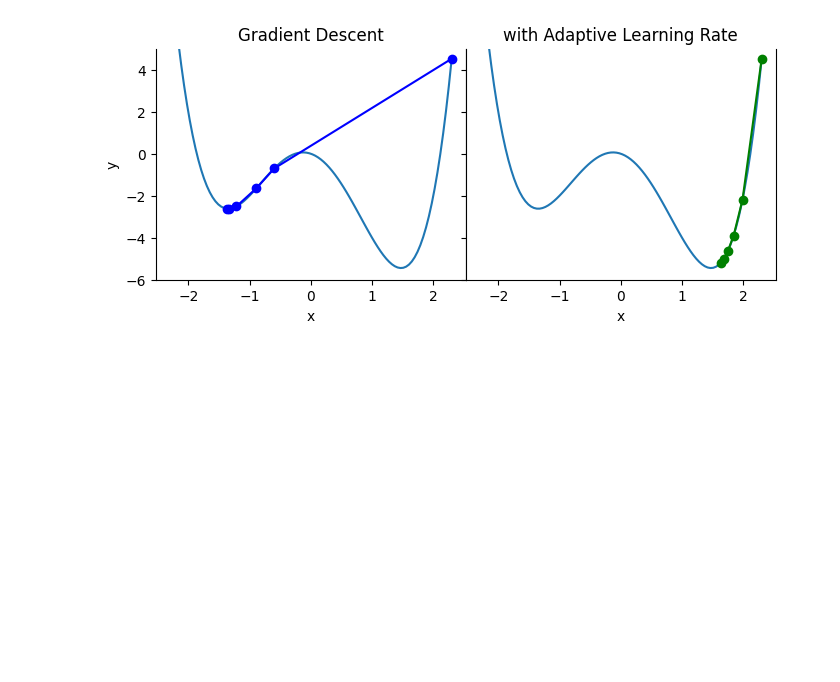
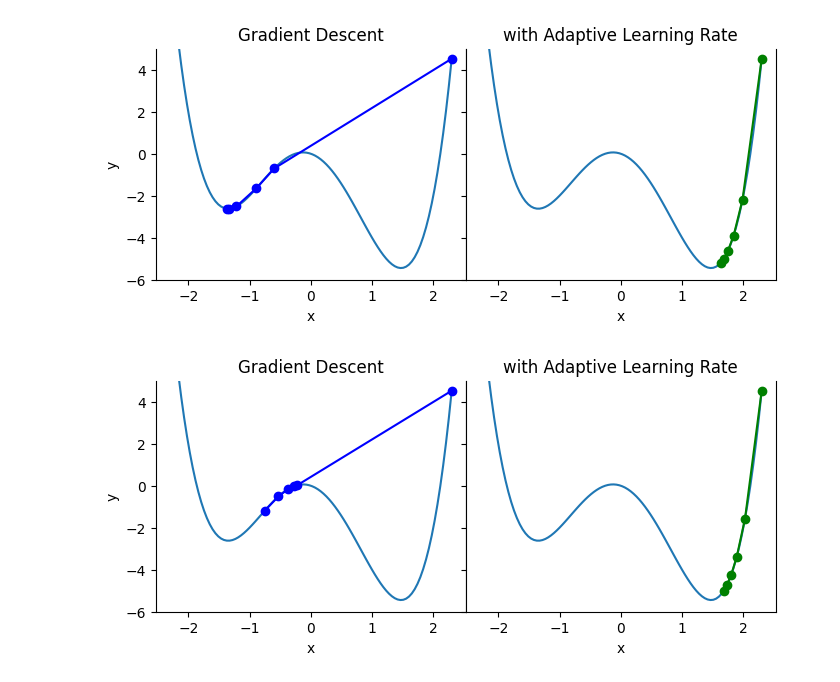
Before and after one commit to jakthehut/ADAM-Optimizer, a Jupyter notebook: visualizations/adaptive_learning_rate.ipynb, the cells around one changed output. Saved outputs shown, nothing was run; the diff lists cells and outputs as text; code cells hidden in the pictures; blank space fills up the shorter version.

```diff
--- a/visualizations/adaptive_learning_rate.ipynb
+++ b/visualizations/adaptive_learning_rate.ipynb
@@ -100,3 +100,49 @@ ax2.set_ylim(-6, 5)
 plt.show()
 # %% [output]
 [figure]
+# %%
+xs = 2.3
+ys = quadratic_function(xs)
+max_iter = 5  # maximum iterations
+lr = 0.086 # learning rate
+# %%
+# Create a figure with two subplots
+fig, (ax1, ax2) = plt.subplots(1, 2, figsize=(8, 3), sharex=True, sharey=True, frameon=False)
+
+# Plot the quadratic function in both subplots
+x = np.linspace(-2.3, 2.3, 100)
+y = quadratic_function(x)
+ax1.plot(x, y, label='Quadratic Function')
+ax2.plot(x, y, label='Quadratic Function')
+
+# Plot the journey of gradient descent without momentum in the first subplot
+x_journey, y_journey = gd_journy(xs, lr, max_iter)
+ax1.plot(x_journey, y_journey, 'bo-', label='Gradient Descent Journey')
+
+# Plot the journey of gradient descent with momentum in the second subplot
+x_journey, y_journey = gd_adapt(xs, lr, max_iter)
+ax2.plot(x_journey, y_journey, 'bo-', label='Gradient Descent Adaptive Learning Rate', color="green")
+
+
+# Set the labels and title for both subplots
+ax1.set_xlabel('x')
+ax1.set_ylabel('y')
+ax1.set_title('Gradient Descent')
+ax1.spines['top'].set_visible(False)
+
+
+ax2.set_xlabel('x')
+ax2.set_title('with Adaptive Learning Rate')
+ax2.spines['top'].set_visible(False)
+
+# Adjust the spacing between subplots
+plt.subplots_adjust(wspace=0)
+
+# Show the plot
+ax1.set_ylim(-6, 5)
+ax2.set_ylim(-6, 5)
+
+
+plt.show()
+# %% [output]
+[figure, added]
```
Also changed, not shown: 1 other file.
